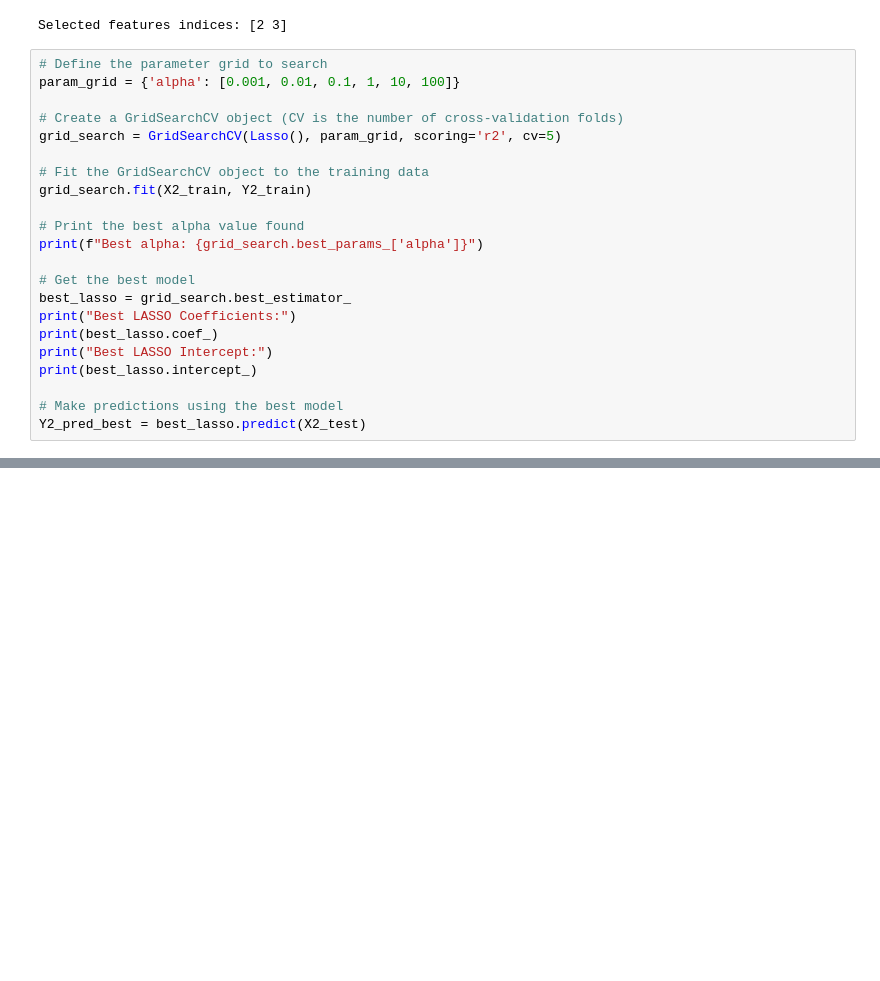
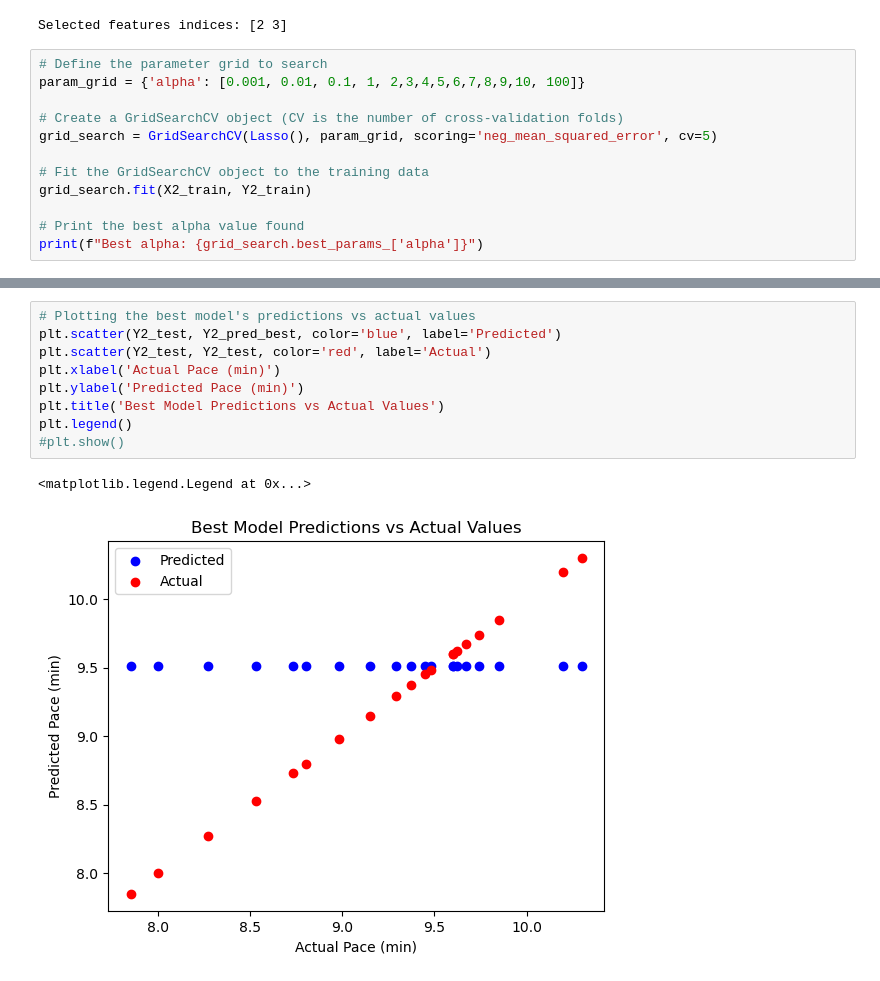
Before and after one commit to JackGP13/Data-Analysis, a Jupyter notebook: Marathon Training Analysis/Marathon Training.ipynb, the cells around one changed output, grey strips where cells are left out. Saved outputs shown, nothing was run; the diff lists cells and outputs as text; blank space fills up the shorter version.

Commit message:
updated LASSO regression analysis

```diff
--- a/Marathon Training Analysis/Marathon Training.ipynb
+++ b/Marathon Training Analysis/Marathon Training.ipynb
@@ -183,24 +183,14 @@ print(f"Selected features indices: {selected_features}")
 Selected features indices: [2 3]
 # %%
 # Define the parameter grid to search
-param_grid = {'alpha': [0.001, 0.01, 0.1, 1, 10, 100]}
+param_grid = {'alpha': [0.001, 0.01, 0.1, 1, 2,3,4,5,6,7,8,9,10, 100]}
 
 # Create a GridSearchCV object (CV is the number of cross-validation folds)
-grid_search = GridSearchCV(Lasso(), param_grid, scoring='r2', cv=5)
+grid_search = GridSearchCV(Lasso(), param_grid, scoring='neg_mean_squared_error', cv=5)
 
 # Fit the GridSearchCV object to the training data
 grid_search.fit(X2_train, Y2_train)
 
 # Print the best alpha value found
 print(f"Best alpha: {grid_search.best_params_['alpha']}")
-
-# Get the best model
-best_lasso = grid_search.best_estimator_
-print("Best LASSO Coefficients:")
-print(best_lasso.coef_)
-print("Best LASSO Intercept:")
-print(best_lasso.intercept_)
-
-# Make predictions using the best model
-Y2_pred_best = best_lasso.predict(X2_test)
 # %% [output]
@@ -211,0 +223,12 @@ Best LASSO Intercept:
+# %%
+# Plotting the best model's predictions vs actual values
+plt.scatter(Y2_test, Y2_pred_best, color='blue', label='Predicted')
+plt.scatter(Y2_test, Y2_test, color='red', label='Actual')
+plt.xlabel('Actual Pace (min)')
+plt.ylabel('Predicted Pace (min)')
+plt.title('Best Model Predictions vs Actual Values')
+plt.legend()
+#plt.show()
+# %% [output]
+<matplotlib.legend.Legend at 0x...>
+[figure, added]
```
Also changed, not shown: parts of 5 cells of this notebook.
